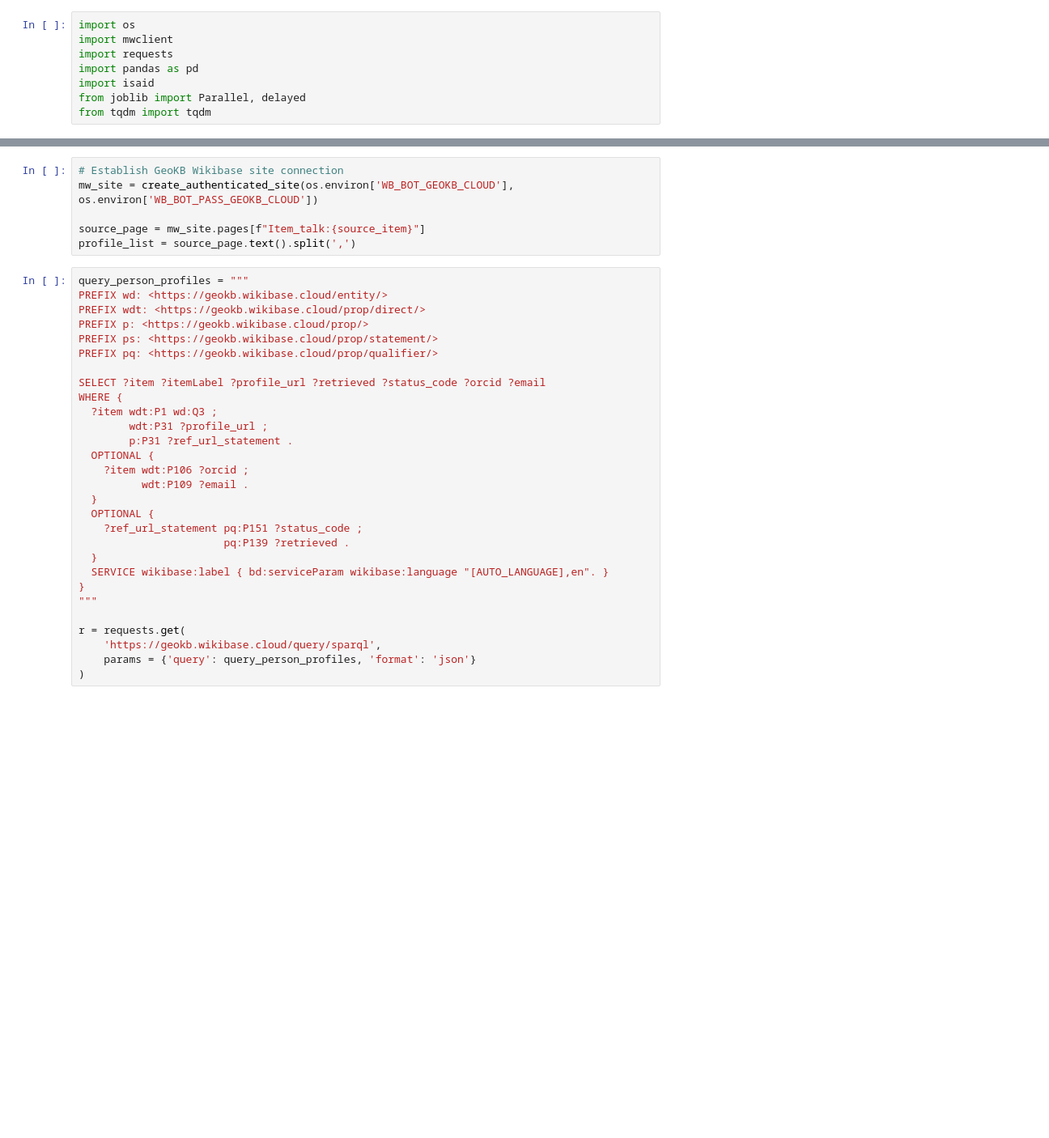
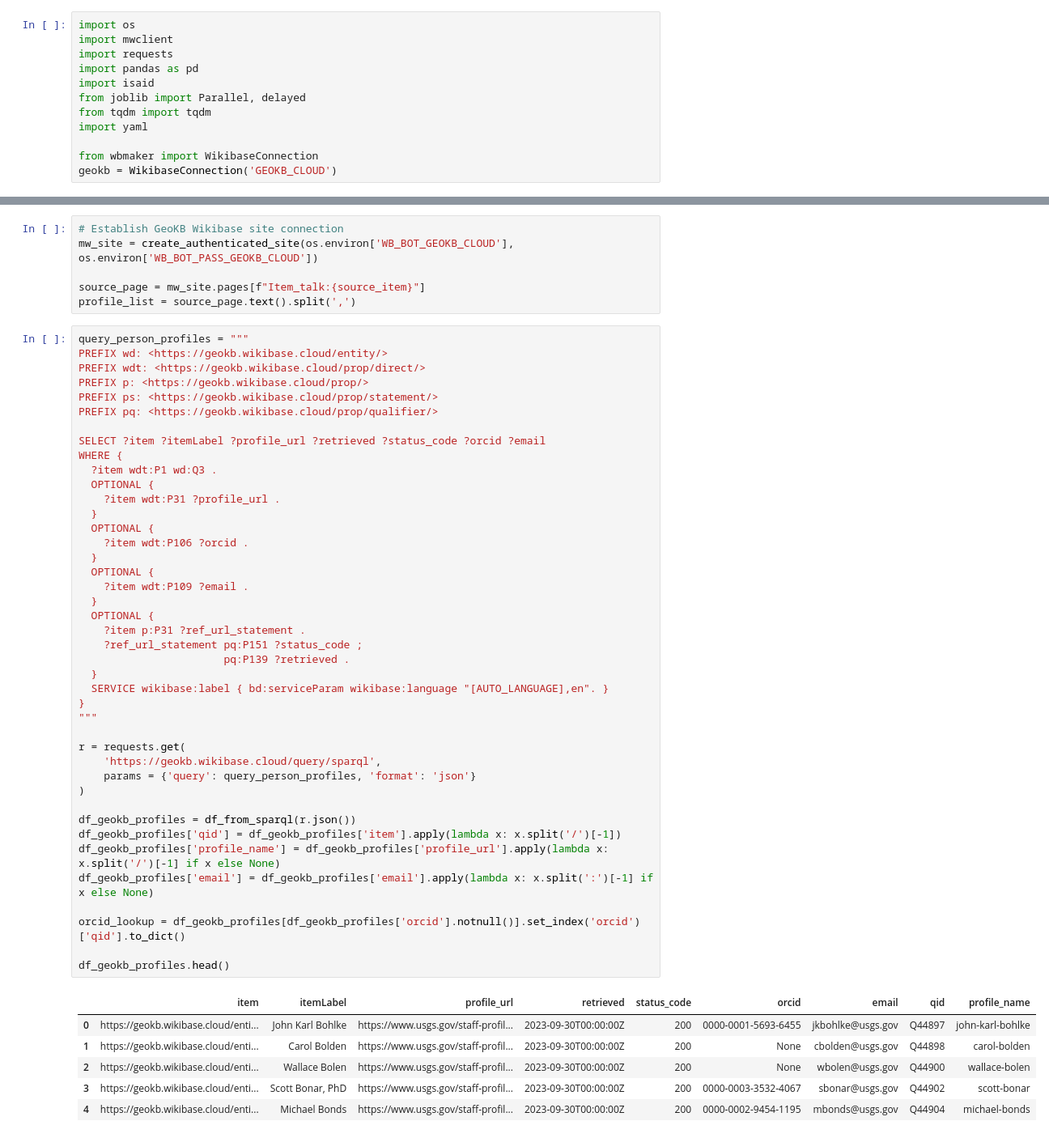
Before and after one commit to skybristol/geokb, a Jupyter notebook: harvesters/Check staff profile inventory.ipynb, the cells around one changed output, grey strips where cells are left out. Shown at 81% size. Saved outputs shown, nothing was run; the diff lists cells and outputs as text; blank space fills up the shorter version.

```diff
--- a/harvesters/Check staff profile inventory.ipynb
+++ b/harvesters/Check staff profile inventory.ipynb
@@ -6,6 +8,10 @@ import pandas as pd
 import isaid
 from joblib import Parallel, delayed
 from tqdm import tqdm
+import yaml
+
+from wbmaker import WikibaseConnection
+geokb = WikibaseConnection('GEOKB_CLOUD')
 # %%
 source_item = "Q44323"
 # %%
@@ -36,29 +42,49 @@ profile_list = source_page.text().split(',')
 # %%
 query_person_profiles = """
 PREFIX wd: <https://geokb.wikibase.cloud/entity/>
 PREFIX wdt: <https://geokb.wikibase.cloud/prop/direct/>
 PREFIX p: <https://geokb.wikibase.cloud/prop/>
 PREFIX ps: <https://geokb.wikibase.cloud/prop/statement/>
 PREFIX pq: <https://geokb.wikibase.cloud/prop/qualifier/>
 
 SELECT ?item ?itemLabel ?profile_url ?retrieved ?status_code ?orcid ?email
 WHERE {
-  ?item wdt:P1 wd:Q3 ;
-        wdt:P31 ?profile_url ;
-        p:P31 ?ref_url_statement .
+  ?item wdt:P1 wd:Q3 .
   OPTIONAL {
-    ?item wdt:P106 ?orcid ;
-          wdt:P109 ?email .
+    ?item wdt:P31 ?profile_url .
   }
   OPTIONAL {
+    ?item wdt:P106 ?orcid .
+  }
+  OPTIONAL {
+    ?item wdt:P109 ?email .
+  }
+  OPTIONAL {
+    ?item p:P31 ?ref_url_statement .
     ?ref_url_statement pq:P151 ?status_code ;
                        pq:P139 ?retrieved .
   }
   SERVICE wikibase:label { bd:serviceParam wikibase:language "[AUTO_LANGUAGE],en". }
 }
 """
 
 r = requests.get(
     'https://geokb.wikibase.cloud/query/sparql',
     params = {'query': query_person_profiles, 'format': 'json'}
 )
+
+df_geokb_profiles = df_from_sparql(r.json())
+df_geokb_profiles['qid'] = df_geokb_profiles['item'].apply(lambda x: x.split('/')[-1])
+df_geokb_profiles['profile_name'] = df_geokb_profiles['profile_url'].apply(lambda x: x.split('/')[-1] if x else None)
+df_geokb_profiles['email'] = df_geokb_profiles['email'].apply(lambda x: x.split(':')[-1] if x else None)
+
+orcid_lookup = df_geokb_profiles[df_geokb_profiles['orcid'].notnull()].set_index('orcid')['qid'].to_dict()
+
+df_geokb_profiles.head()
+# %% [output]
+|  | item | itemLabel | profile_url | retrieved | status_code | orcid | email | qid | profile_name |
+| 0 | https://geokb.wikibase.cloud/enti... | John Karl Bohlke | https://www.usgs.gov/staff-profil... | 2023-09-30T00:00:00Z | 200 | 0000-0001-5693-6455 | jkbohlke@usgs.gov | Q44897 | john-karl-bohlke |
+| 1 | https://geokb.wikibase.cloud/enti... | Carol Bolden | https://www.usgs.gov/staff-profil... | 2023-09-30T00:00:00Z | 200 | None | cbolden@usgs.gov | Q44898 | carol-bolden |
+| 2 | https://geokb.wikibase.cloud/enti... | Wallace Bolen | https://www.usgs.gov/staff-profil... | 2023-09-30T00:00:00Z | 200 | None | wbolen@usgs.gov | Q44900 | wallace-bolen |
+| 3 | https://geokb.wikibase.cloud/enti... | Scott Bonar, PhD | https://www.usgs.gov/staff-profil... | 2023-09-30T00:00:00Z | 200 | 0000-0003-3532-4067 | sbonar@usgs.gov | Q44902 | scott-bonar |
+| 4 | https://geokb.wikibase.cloud/enti... | Michael Bonds | https://www.usgs.gov/staff-profil... | 2023-09-30T00:00:00Z | 200 | 0000-0002-9454-1195 | mbonds@usgs.gov | Q44904 | michael-bonds |
```
Also changed, not shown: parts of 12 cells of this notebook, 1 other file.
